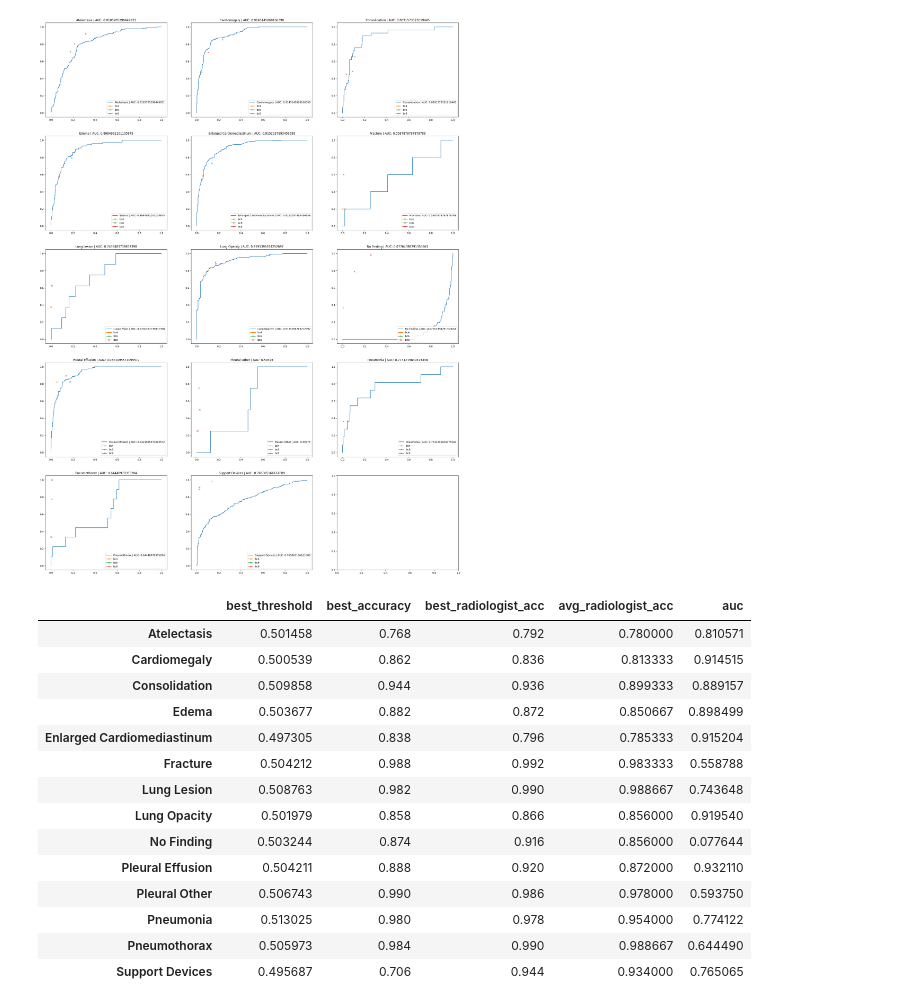
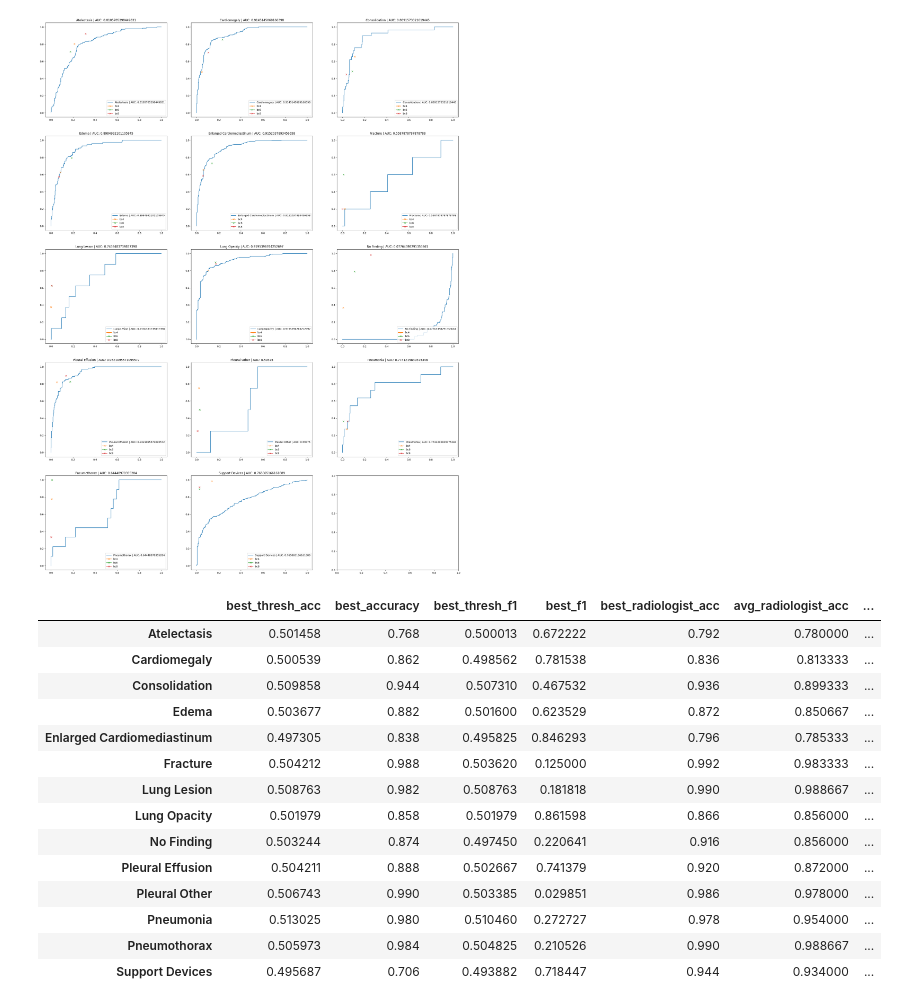
Before and after one commit to monolabs/cxr, a Jupyter notebook: notebooks/tests.ipynb, the cells around one changed output. Drawn from its saved outputs; the diff is of its cells as text; code cells hidden in the pictures.

```diff
--- a/notebooks/tests.ipynb
+++ b/notebooks/tests.ipynb
@@ -90,36 +90,49 @@ plt.show()
 # %%
 # results
 
-best_thresholds, best_accuracies = optimize_metric(accuracy_score, true, avg_pred)
+# best accuracies
+best_thresh_acc, best_accuracies = optimize_metric(accuracy_score, true, avg_pred)
 df_results = pd.DataFrame(index=classnames)
-df_results['best_threshold'] = best_thresholds
+df_results['best_thresh_acc'] = best_thresh_acc
 df_results['best_accuracy'] = best_accuracies
 
-# best radiologist
+# best f1
+best_thresh_f1, best_f1 = optimize_metric(f1_score, true, avg_pred)
+df_results['best_thresh_f1'] = best_thresh_f1
+df_results['best_f1'] = best_f1
+
+# best radiologist acc
 b_arr = [make_true_labels(bpath, classnames) for bpath in benchmark_paths]
 b_acc = [compute_column_metric(accuracy_score, true, b) for b in b_arr]
 b_acc_best = np.array(b_acc).max(axis=0)
 df_results['best_radiologist_acc'] = b_acc_best
 b_acc_avg = np.array(b_acc).mean(axis=0)
 df_results['avg_radiologist_acc'] = b_acc_avg
 
+# best radiologist f1
+b_f1 = [compute_column_metric(f1_score, true, b) for b in b_arr]
+b_f1_best = np.array(b_f1).max(axis=0)
+df_results['best_radiologist_f1'] = b_f1_best
+b_f1_avg = np.array(b_f1).mean(axis=0)
+df_results['avg_radiologist_f1'] = b_f1_avg
+
 
 df_results['auc'] = aucs
 
 df_results
 # %% [output]
-|  | best_threshold | best_accuracy | best_radiologist_acc | avg_radiologist_acc | auc |
-| Atelectasis | 0.501458 | 0.768 | 0.792 | 0.780000 | 0.810571 |
-| Cardiomegaly | 0.500539 | 0.862 | 0.836 | 0.813333 | 0.914515 |
-| Consolidation | 0.509858 | 0.944 | 0.936 | 0.899333 | 0.889157 |
-| Edema | 0.503677 | 0.882 | 0.872 | 0.850667 | 0.898499 |
-| Enlarged Cardiomediastinum | 0.497305 | 0.838 | 0.796 | 0.785333 | 0.915204 |
-| Fracture | 0.504212 | 0.988 | 0.992 | 0.983333 | 0.558788 |
-| Lung Lesion | 0.508763 | 0.982 | 0.990 | 0.988667 | 0.743648 |
-| Lung Opacity | 0.501979 | 0.858 | 0.866 | 0.856000 | 0.919540 |
-| No Finding | 0.503244 | 0.874 | 0.916 | 0.856000 | 0.077644 |
-| Pleural Effusion | 0.504211 | 0.888 | 0.920 | 0.872000 | 0.932110 |
-| Pleural Other | 0.506743 | 0.990 | 0.986 | 0.978000 | 0.593750 |
-| Pneumonia | 0.513025 | 0.980 | 0.978 | 0.954000 | 0.774122 |
-| Pneumothorax | 0.505973 | 0.984 | 0.990 | 0.988667 | 0.644490 |
-| Support Devices | 0.495687 | 0.706 | 0.944 | 0.934000 | 0.765065 |
+|  | best_thresh_acc | best_accuracy | best_thresh_f1 | best_f1 | best_radiologist_acc | avg_radiologist_acc | ... |
+| Atelectasis | 0.501458 | 0.768 | 0.500013 | 0.672222 | 0.792 | 0.780000 | ... |
+| Cardiomegaly | 0.500539 | 0.862 | 0.498562 | 0.781538 | 0.836 | 0.813333 | ... |
+| Consolidation | 0.509858 | 0.944 | 0.507310 | 0.467532 | 0.936 | 0.899333 | ... |
+| Edema | 0.503677 | 0.882 | 0.501600 | 0.623529 | 0.872 | 0.850667 | ... |
+| Enlarged Cardiomediastinum | 0.497305 | 0.838 | 0.495825 | 0.846293 | 0.796 | 0.785333 | ... |
+| Fracture | 0.504212 | 0.988 | 0.503620 | 0.125000 | 0.992 | 0.983333 | ... |
+| Lung Lesion | 0.508763 | 0.982 | 0.508763 | 0.181818 | 0.990 | 0.988667 | ... |
+| Lung Opacity | 0.501979 | 0.858 | 0.501979 | 0.861598 | 0.866 | 0.856000 | ... |
+| No Finding | 0.503244 | 0.874 | 0.497450 | 0.220641 | 0.916 | 0.856000 | ... |
+| Pleural Effusion | 0.504211 | 0.888 | 0.502667 | 0.741379 | 0.920 | 0.872000 | ... |
+| Pleural Other | 0.506743 | 0.990 | 0.503385 | 0.029851 | 0.986 | 0.978000 | ... |
+| Pneumonia | 0.513025 | 0.980 | 0.510460 | 0.272727 | 0.978 | 0.954000 | ... |
+| Pneumothorax | 0.505973 | 0.984 | 0.504825 | 0.210526 | 0.990 | 0.988667 | ... |
+| Support Devices | 0.495687 | 0.706 | 0.493882 | 0.718447 | 0.944 | 0.934000 | ... |
```
